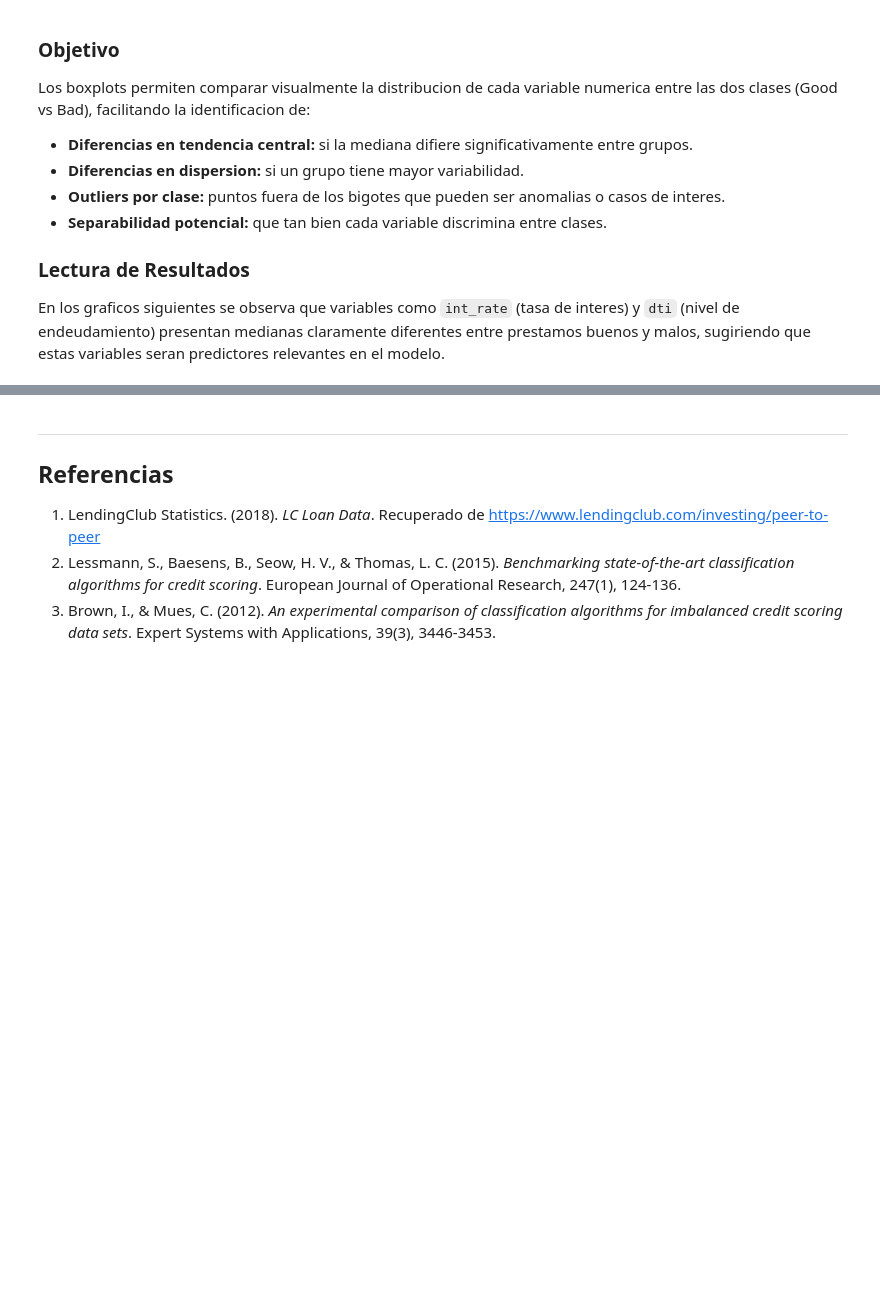
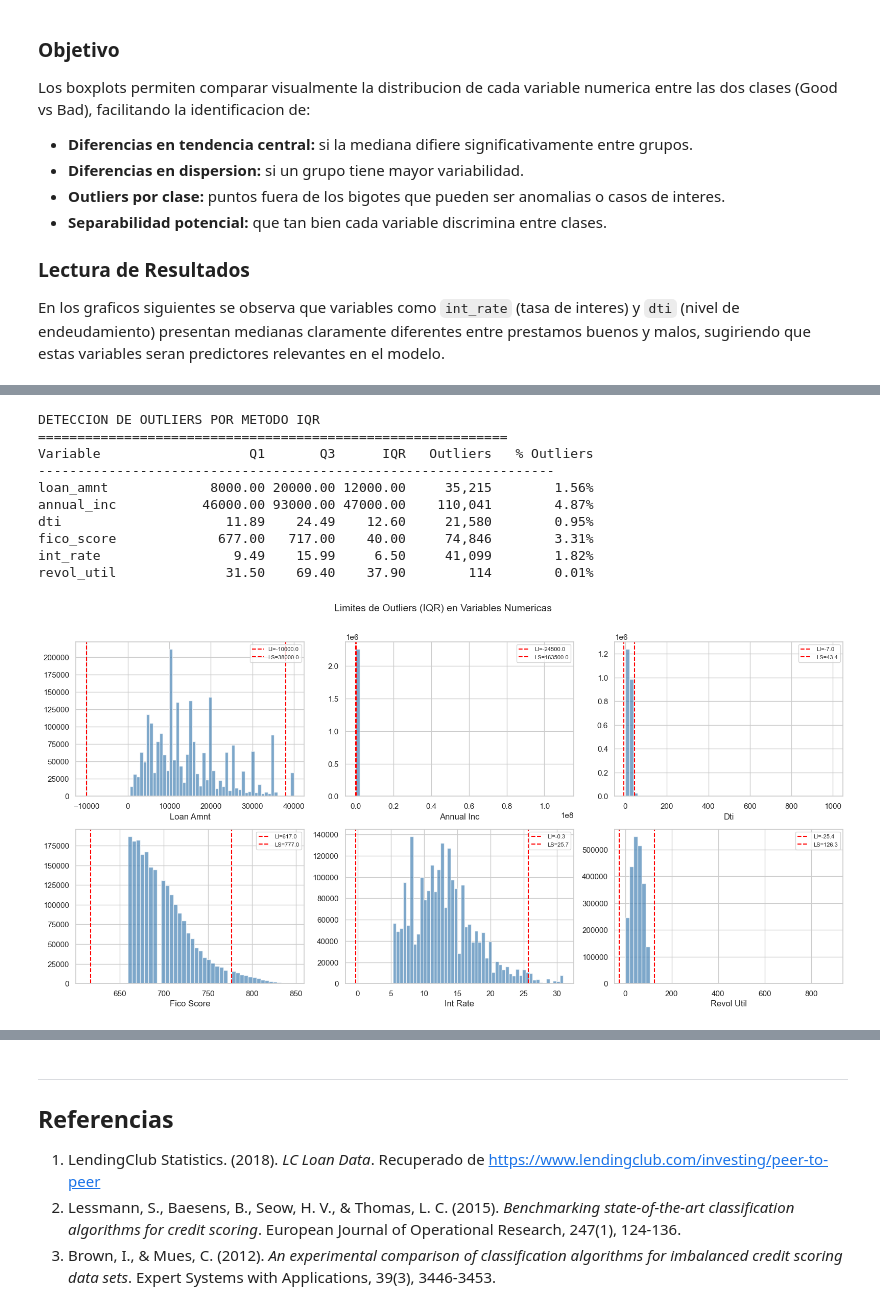
Before and after one commit to ByAncort/lendingclub-loan-analysis, a Jupyter notebook: notebooks/01_eda.ipynb, the cells around one changed output, grey strips where cells are left out. Saved outputs shown, nothing was run; the diff lists cells and outputs as text; code cells hidden in the pictures; blank space fills up the shorter version.

```diff
--- a/notebooks/01_eda.ipynb
+++ b/notebooks/01_eda.ipynb
@@ -266,2 +586,49 @@ print("- El INGRESO ANUAL es ligeramente menor en los Bad Loans")
+# %%
+outlier_cols = ["loan_amnt", "annual_inc", "dti", "fico_score", "int_rate", "revol_util"]
+print("DETECCION DE OUTLIERS POR METODO IQR")
+print("=" * 60)
+print(f"{'Variable':20s} {'Q1':>8s} {'Q3':>8s} {'IQR':>8s} {'Outliers':>10s} {'% Outliers':>12s}")
+print("-" * 66)
+outlier_report = {}
+for col in outlier_cols:
+    if col not in df_acc.columns:
+        continue
+    q1 = df_acc[col].quantile(0.25)
+    q3 = df_acc[col].quantile(0.75)
+    iqr = q3 - q1
+    lower = q1 - 1.5 * iqr
+    upper = q3 + 1.5 * iqr
+    outliers = df_acc[(df_acc[col] < lower) | (df_acc[col] > upper)][col].dropna()
+    pct = len(outliers) / len(df_acc) * 100
+    outlier_report[col] = {"q1": q1, "q3": q3, "iqr": iqr, "lower": lower,
+                           "upper": upper, "n_outliers": len(outliers), "pct": pct}
+    print(f"{col:20s} {q1:>8.2f} {q3:>8.2f} {iqr:>8.2f} {len(outliers):>10,} {pct:>11.2f}%")
+
+fig, axes = plt.subplots(2, 3, figsize=(16, 8))
+for ax, col in zip(axes.flat, outlier_cols):
+    if col not in df_acc.columns:
+        ax.set_visible(False)
+        continue
+    r = outlier_report[col]
+    d = df_acc[col].dropna()
+    ax.hist(d, bins=50, color="steelblue", edgecolor="white", alpha=0.7)
+    ax.axvline(r["lower"], color="red", ls="--", lw=1.5, label=f"LI={r['lower']:.1f}")
+    ax.axvline(r["upper"], color="red", ls="--", lw=1.5, label=f"LS={r['upper']:.1f}")
+    ax.set_xlabel(col.replace("_", " ").title())
+    ax.legend(fontsize=8)
+plt.suptitle("Limites de Outliers (IQR) en Variables Numericas", fontsize=14, y=1.01)
+plt.tight_layout(); plt.show()
+# %% [output]
+DETECCION DE OUTLIERS POR METODO IQR
+============================================================
+Variable                   Q1       Q3      IQR   Outliers   % Outliers
+------------------------------------------------------------------
+loan_amnt             8000.00 20000.00 12000.00     35,215        1.56%
+annual_inc           46000.00 93000.00 47000.00    110,041        4.87%
+dti                     11.89    24.49    12.60     21,580        0.95%
+fico_score             677.00   717.00    40.00     74,846        3.31%
+int_rate                 9.49    15.99     6.50     41,099        1.82%
+revol_util              31.50    69.40    37.90        114        0.01%
+[figure, added]
 # %% [markdown]
 ---
```
Also changed, not shown: parts of 45 cells of this notebook, 4 other files.
